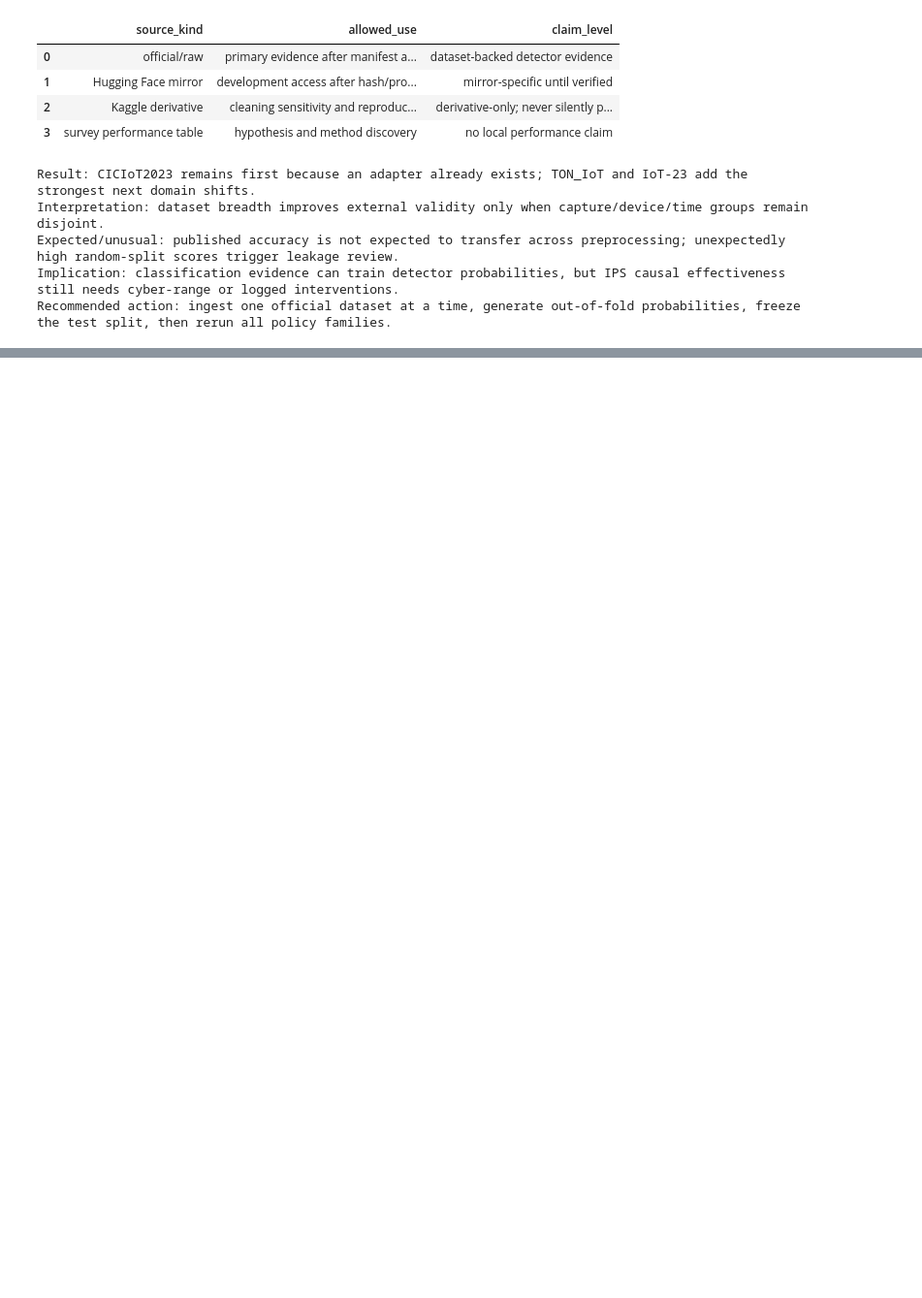
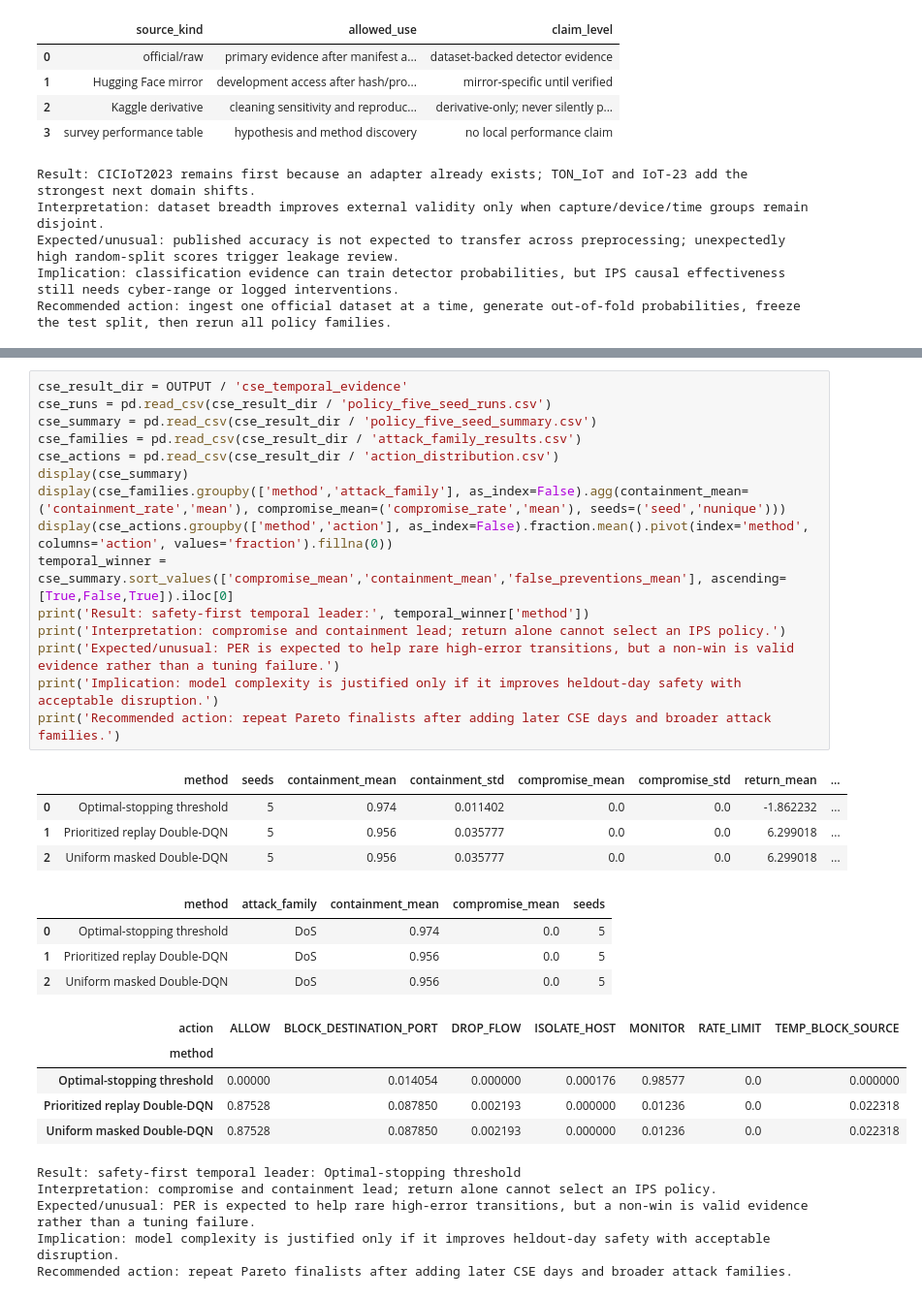
Before and after one commit to gegestalt/kodeRvR, a Jupyter notebook: notebooks/06_adaptive_ips_full_project_lab.ipynb, the cells around one changed output, grey strips where cells are left out. Shown at 97% size. Cells and saved outputs as stored; diff of their text form; blank space fills up the shorter version.

```diff
--- a/notebooks/06_adaptive_ips_full_project_lab.ipynb
+++ b/notebooks/06_adaptive_ips_full_project_lab.ipynb
@@ -1545,0 +1631,34 @@ Recommended action: ingest one official dataset at a time, generate out-of-fold
+# %%
+cse_result_dir = OUTPUT / 'cse_temporal_evidence'
+cse_runs = pd.read_csv(cse_result_dir / 'policy_five_seed_runs.csv')
+cse_summary = pd.read_csv(cse_result_dir / 'policy_five_seed_summary.csv')
+cse_families = pd.read_csv(cse_result_dir / 'attack_family_results.csv')
+cse_actions = pd.read_csv(cse_result_dir / 'action_distribution.csv')
+display(cse_summary)
+display(cse_families.groupby(['method','attack_family'], as_index=False).agg(containment_mean=('containment_rate','mean'), compromise_mean=('compromise_rate','mean'), seeds=('seed','nunique')))
+display(cse_actions.groupby(['method','action'], as_index=False).fraction.mean().pivot(index='method', columns='action', values='fraction').fillna(0))
+temporal_winner = cse_summary.sort_values(['compromise_mean','containment_mean','false_preventions_mean'], ascending=[True,False,True]).iloc[0]
+print('Result: safety-first temporal leader:', temporal_winner['method'])
+print('Interpretation: compromise and containment lead; return alone cannot select an IPS policy.')
+print('Expected/unusual: PER is expected to help rare high-error transitions, but a non-win is valid evidence rather than a tuning failure.')
+print('Implication: model complexity is justified only if it improves heldout-day safety with acceptable disruption.')
+print('Recommended action: repeat Pareto finalists after adding later CSE days and broader attack families.')
+# %% [output]
+|  | method | seeds | containment_mean | containment_std | compromise_mean | compromise_std | return_mean | ... |
+| 0 | Optimal-stopping threshold | 5 | 0.974 | 0.011402 | 0.0 | 0.0 | -1.862232 | ... |
+| 1 | Prioritized replay Double-DQN | 5 | 0.956 | 0.035777 | 0.0 | 0.0 | 6.299018 | ... |
+| 2 | Uniform masked Double-DQN | 5 | 0.956 | 0.035777 | 0.0 | 0.0 | 6.299018 | ... |
+|  | method | attack_family | containment_mean | compromise_mean | seeds |
+| 0 | Optimal-stopping threshold | DoS | 0.974 | 0.0 | 5 |
+| 1 | Prioritized replay Double-DQN | DoS | 0.956 | 0.0 | 5 |
+| 2 | Uniform masked Double-DQN | DoS | 0.956 | 0.0 | 5 |
+| action | ALLOW | BLOCK_DESTINATION_PORT | DROP_FLOW | ISOLATE_HOST | MONITOR | RATE_LIMIT | TEMP_BLOCK_SOURCE |
+| method |  |  |  |  |  |  |  |
+| Optimal-stopping threshold | 0.00000 | 0.014054 | 0.000000 | 0.000176 | 0.98577 | 0.0 | 0.000000 |
+| Prioritized replay Double-DQN | 0.87528 | 0.087850 | 0.002193 | 0.000000 | 0.01236 | 0.0 | 0.022318 |
+| Uniform masked Double-DQN | 0.87528 | 0.087850 | 0.002193 | 0.000000 | 0.01236 | 0.0 | 0.022318 |
+Result: safety-first temporal leader: Optimal-stopping threshold
+Interpretation: compromise and containment lead; return alone cannot select an IPS policy.
+Expected/unusual: PER is expected to help rare high-error transitions, but a non-win is valid evidence rather than a tuning failure.
+Implication: model complexity is justified only if it improves heldout-day safety with acceptable disruption.
+Recommended action: repeat Pareto finalists after adding later CSE days and broader attack families.
```
Also changed, not shown: parts of 29 cells of this notebook, 33 other files.
